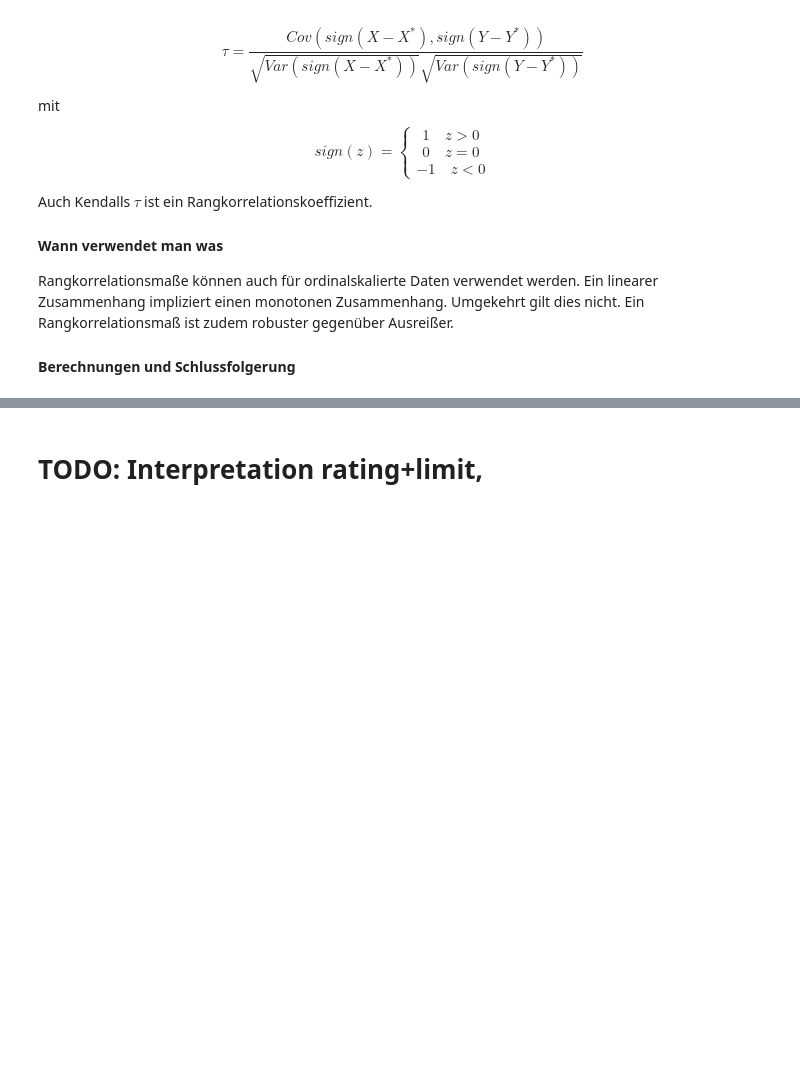
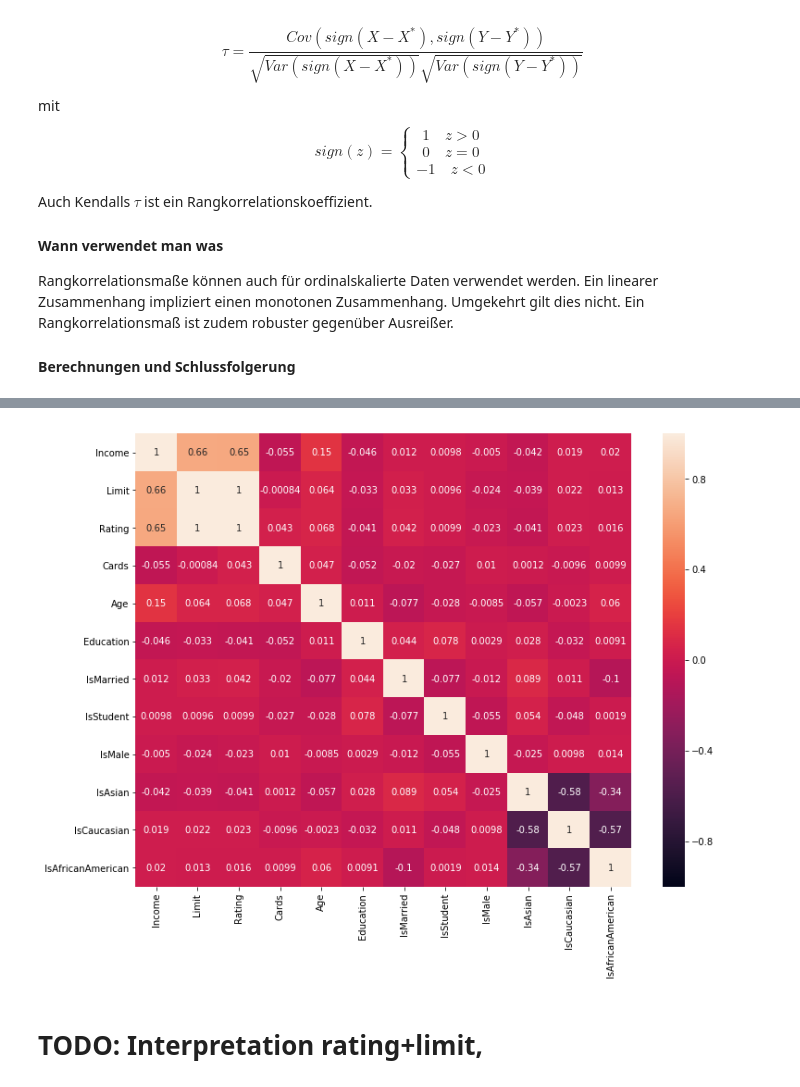
Before and after one commit to tecoKIT/smart-data-analytics, a Jupyter notebook: Uebung1/Exercise4_Carmen.ipynb, the cells around one changed output, grey strips where cells are left out. Saved outputs shown, nothing was run; the diff lists cells and outputs as text; code cells hidden in the pictures; blank space fills up the shorter version.

```diff
--- a/Uebung1/Exercise4_Carmen.ipynb
+++ b/Uebung1/Exercise4_Carmen.ipynb
@@ -616,3 +699,13 @@ plt.show()
+# %%
+# calculate spearman correlation
+corr_spearman = X.corr('spearman')
+# set figure size
+fig = plt.figure(figsize=(12,9))
+# visualize correlation matrix as heatmap
+sns.heatmap(corr_spearman,vmin=-1,vmax=1,annot=True)
+plt.show()
+# %% [output]
+[figure, added]
 # %% [markdown]
 # TODO: Interpretation rating+limit,
 # %% [markdown]
```
Also changed, not shown: parts of 31 cells of this notebook.
